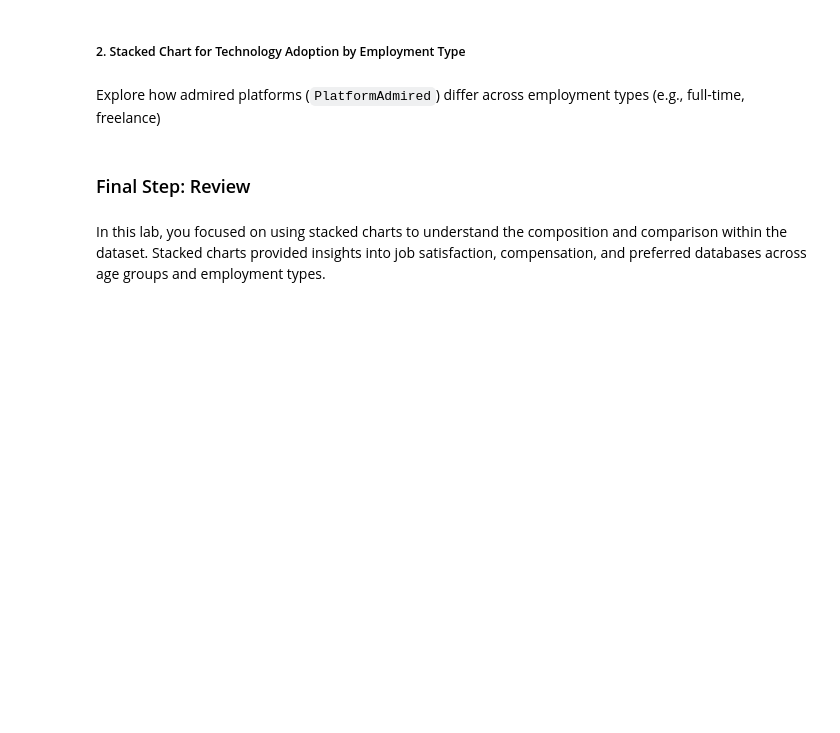
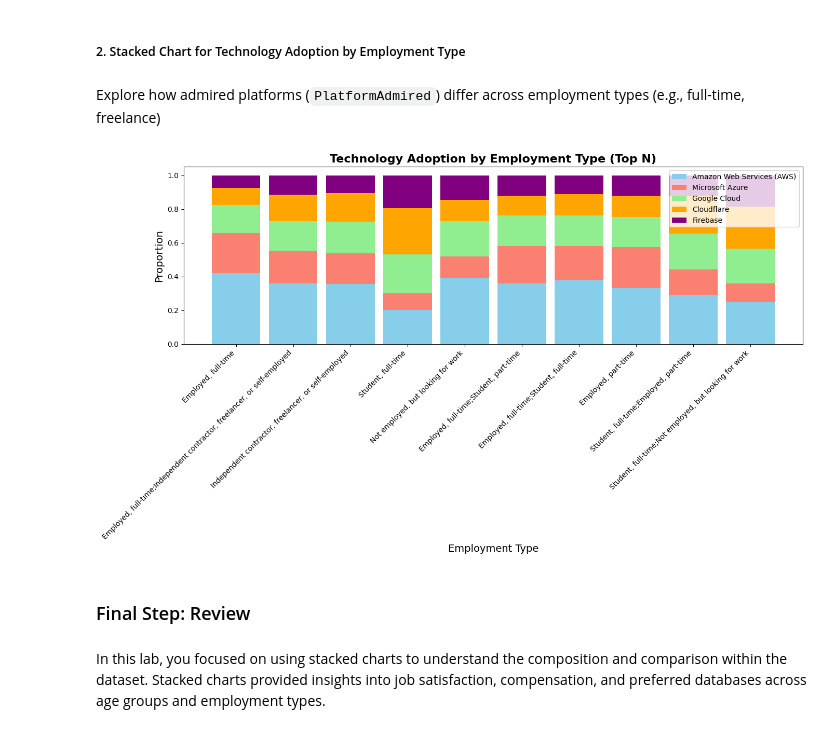
Before and after one commit to jahiduljinat/IBM-capstone-project, a Jupyter notebook: Lab 19 Stacked Charts.ipynb, the cells around one changed output. Saved outputs shown, nothing was run; the diff lists cells and outputs as text; code cells hidden in the pictures; blank space fills up the shorter version.

```diff
--- a/Lab 19 Stacked Charts.ipynb
+++ b/Lab 19 Stacked Charts.ipynb
@@ -446,3 +504,70 @@ Explore how admired platforms (`PlatformAdmired`) differ across employment types
+# %%
+##Write your code here
+# Convert the 'Employment' column to a categorical type for better plotting
+df['Employment'] = pd.Categorical(df['Employment'])
+
+# Filter out rows with missing values in 'PlatformAdmired' and 'Employment'
+df_filtered = df.dropna(subset=['PlatformAdmired', 'Employment'])
+
+# Explode the 'PlatformAdmired' column
+df_exploded = df_filtered.assign(PlatformAdmired=df_filtered['PlatformAdmired'].str.split(';')).explode('PlatformAdmired')
+
+# Get the top platforms
+top_platforms = df_exploded['PlatformAdmired'].value_counts().head(5).index
+
+# Filter the DataFrame for only the top platforms
+df_exploded = df_exploded[df_exploded['PlatformAdmired'].isin(top_platforms)]
+
+# Calculate the proportion of each platform within each employment type
+# Count occurrences of each platform for each employment type
+grouped_data = df_exploded.groupby(['Employment', 'PlatformAdmired']).size().unstack().fillna(0)
+
+# Create a new column with the total count for each employment type
+grouped_data['Total'] = grouped_data.sum(axis=1)
+
+# Sort by Total count in descending order
+grouped_data = grouped_data.sort_values(by=['Total'], ascending=False)
+
+# Select the top N employment types (e.g., top 10)
+top_n_employment = 10  # Adjust this value as needed
+grouped_data = grouped_data.head(top_n_employment)
+
+# Calculate proportions for the selected employment types
+grouped_data_prop = grouped_data[top_platforms].div(grouped_data['Total'], axis=0)
+
+# Create the stacked bar chart
+fig, ax = plt.subplots(figsize=(14, 8))
+
+# Define bar width and positions
+bar_width = 0.85
+employment_types = np.arange(len(grouped_data_prop))
+
+# Plot the bars for each platform
+bottom = np.zeros(len(grouped_data_prop))
+colors = ['skyblue', 'salmon', 'lightgreen', 'orange', 'purple']
+for idx, platform in enumerate(top_platforms):
+    values = grouped_data_prop[platform]
+    ax.bar(employment_types, values, bar_width, label=platform, color=colors[idx], bottom=bottom)
+    bottom += values
+
+# Add labels and title
+ax.set_xlabel('Employment Type', fontsize=14)
+ax.set_ylabel('Proportion', fontsize=14)
+ax.set_title('Technology Adoption by Employment Type (Top N)', fontsize=16, fontweight='bold')
+ax.set_xticks(employment_types)
+
+# Set x-axis labels for only the selected employment types
+ax.set_xticklabels(grouped_data_prop.index, rotation=45, ha='right')
+
+ax.legend(loc='upper right')
+
+# Improve layout
+plt.tight_layout()
+
+# Show the plot
+plt.show()
+# %% [output]
+[figure, added]
 # %% [markdown]
 ### Final Step: Review
 # %% [markdown]
```
Also changed, not shown: parts of 2 cells of this notebook.
